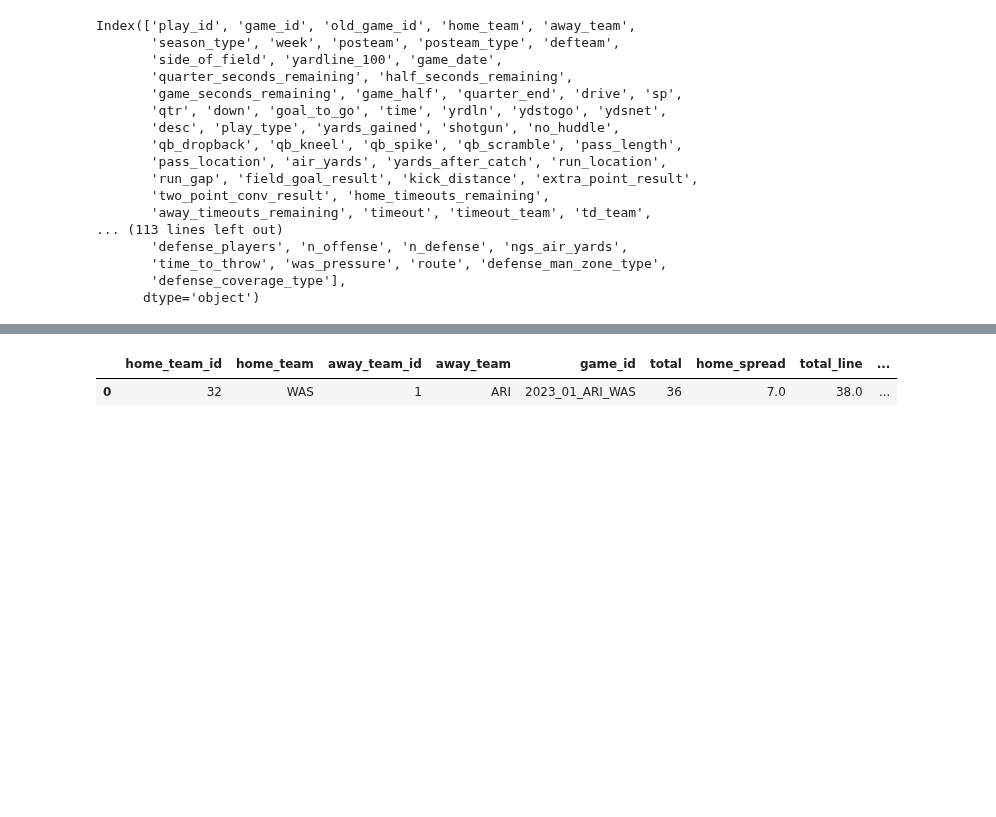
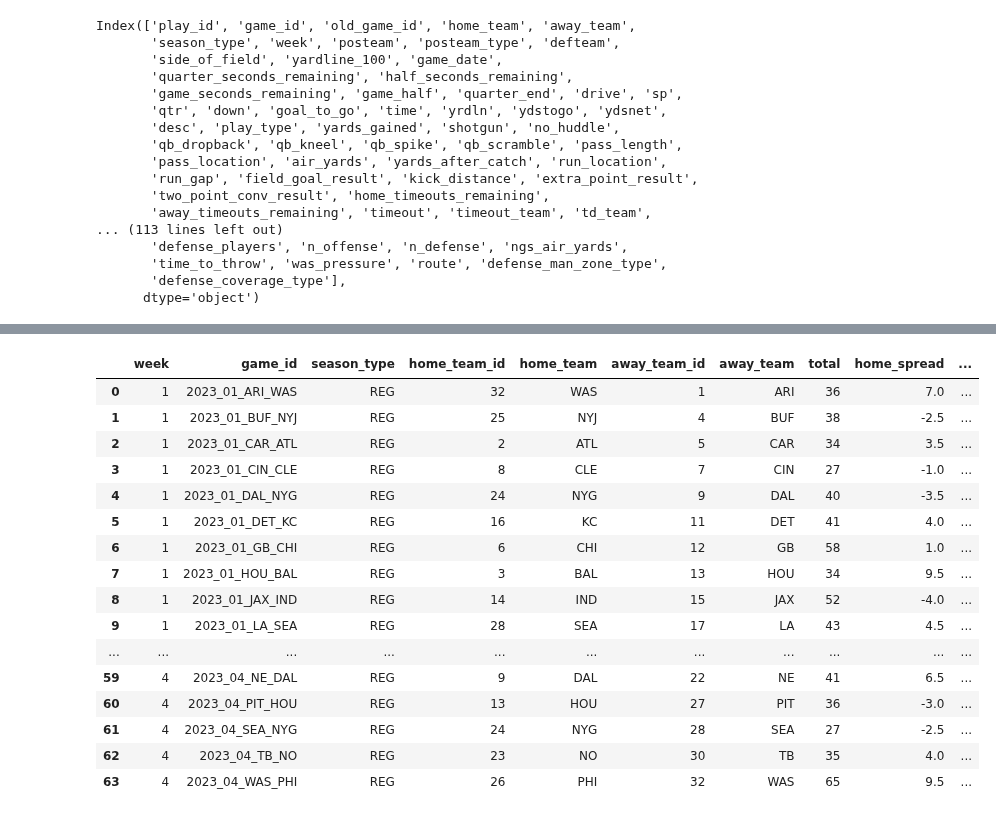
Before and after one commit to bhuggard/CheckTheCover, a Jupyter notebook: notebooks/data_pull.ipynb, the cells around one changed output, grey strips where cells are left out. Drawn from its saved outputs; the diff is of its cells as text; code cells hidden in the pictures; blank space fills up the shorter version.

```diff
--- a/notebooks/data_pull.ipynb
+++ b/notebooks/data_pull.ipynb
@@ -141,7 +112,63 @@ agg_df = pd.DataFrame(agg_data, index=[0])
+# %%
+# Group by 'week' and 'game_id'
+grouped = twothree.groupby(['week', 'game_id', 'season_type'])
+
+# Aggregating data for each group
+agg_df = grouped.agg({
+    'home_team_id': 'first',
+    'home_team': 'first',
+    'away_team_id': 'first',
+    'away_team': 'first',
+    'total': 'first',
+    'spread_line': 'first',
+    'total_line': 'first',
+    'average_home_team_epa': 'mean',
+    'average_away_team_epa': 'mean',
+    'home_wp': 'first',
+    'away_wp': 'first',
+    'fumble': [lambda x: x[twothree['posteam'] == twothree['away_team']].sum(), lambda x: x[twothree['posteam'] == twothree['home_team']].sum()],
+    'interception': [lambda x: x[twothree['posteam'] == twothree['away_team']].sum(), lambda x: x[twothree['posteam'] == twothree['home_team']].sum()],
+    'safety': [lambda x: x[twothree['posteam'] == twothree['away_team']].sum(), lambda x: x[twothree['posteam'] == twothree['home_team']].sum()],
+    'qb_hit': [lambda x: x[twothree['posteam'] == twothree['away_team']].sum(), lambda x: x[twothree['posteam'] == twothree['home_team']].sum()],
+    'total_home_score': 'last',
+    'total_away_score': 'last',
+    'score_differential': 'last'
+})
+
+# Renaming the columns for clarity
+agg_df.columns = [
+    'home_team_id', 'home_team', 'away_team_id', 'away_team',
+    'total', 'home_spread', 'total_line', 'average_home_team_epa',
+    'average_away_team_epa', 'home_wp', 'away_wp',
+    'away_earned_fumbles', 'home_earned_fumbles', 'away_earned_interceptions',
+    'home_earned_interceptions', 'away_earned_safeties', 'home_earned_safeties',
+    'away_earned_qb_hits', 'home_earned_qb_hits', 'total_home_score',
+    'total_away_score', 'score_differential'
+]
+
+# Resetting the index
+agg_df.reset_index(inplace=True)
 # %%
 agg_df['away_spread'] = agg_df['home_spread'] * -1
-# %%
-agg_df
-# %% [output]
-|  | home_team_id | home_team | away_team_id | away_team | game_id | total | home_spread | total_line | ... |
-| 0 | 32 | WAS | 1 | ARI | 2023_01_ARI_WAS | 36 | 7.0 | 38.0 | ... |
+# %%
+pd.set_option('display.max_rows', 100)
+pd.set_option('display.max_columns', 50)
+agg_df.head(64)
+# %% [output]
+|  | week | game_id | season_type | home_team_id | home_team | away_team_id | away_team | total | home_spread | ... |
+| 0 | 1 | 2023_01_ARI_WAS | REG | 32 | WAS | 1 | ARI | 36 | 7.0 | ... |
+| 1 | 1 | 2023_01_BUF_NYJ | REG | 25 | NYJ | 4 | BUF | 38 | -2.5 | ... |
+| 2 | 1 | 2023_01_CAR_ATL | REG | 2 | ATL | 5 | CAR | 34 | 3.5 | ... |
+| 3 | 1 | 2023_01_CIN_CLE | REG | 8 | CLE | 7 | CIN | 27 | -1.0 | ... |
+| 4 | 1 | 2023_01_DAL_NYG | REG | 24 | NYG | 9 | DAL | 40 | -3.5 | ... |
+| 5 | 1 | 2023_01_DET_KC | REG | 16 | KC | 11 | DET | 41 | 4.0 | ... |
+| 6 | 1 | 2023_01_GB_CHI | REG | 6 | CHI | 12 | GB | 58 | 1.0 | ... |
+| 7 | 1 | 2023_01_HOU_BAL | REG | 3 | BAL | 13 | HOU | 34 | 9.5 | ... |
+| 8 | 1 | 2023_01_JAX_IND | REG | 14 | IND | 15 | JAX | 52 | -4.0 | ... |
+| 9 | 1 | 2023_01_LA_SEA | REG | 28 | SEA | 17 | LA | 43 | 4.5 | ... |
+| ... | ... | ... | ... | ... | ... | ... | ... | ... | ... | ... |
+| 59 | 4 | 2023_04_NE_DAL | REG | 9 | DAL | 22 | NE | 41 | 6.5 | ... |
+| 60 | 4 | 2023_04_PIT_HOU | REG | 13 | HOU | 27 | PIT | 36 | -3.0 | ... |
+| 61 | 4 | 2023_04_SEA_NYG | REG | 24 | NYG | 28 | SEA | 27 | -2.5 | ... |
+| 62 | 4 | 2023_04_TB_NO | REG | 23 | NO | 30 | TB | 35 | 4.0 | ... |
+| 63 | 4 | 2023_04_WAS_PHI | REG | 26 | PHI | 32 | WAS | 65 | 9.5 | ... |
```
Also changed, not shown: parts of 6 cells of this notebook.
